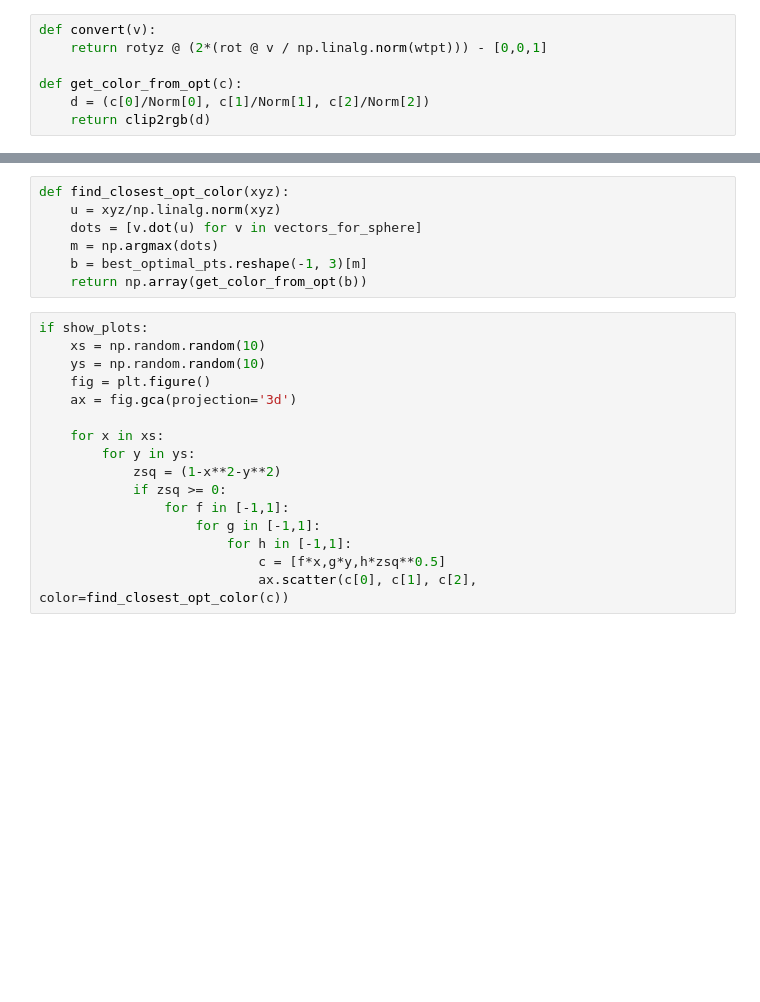
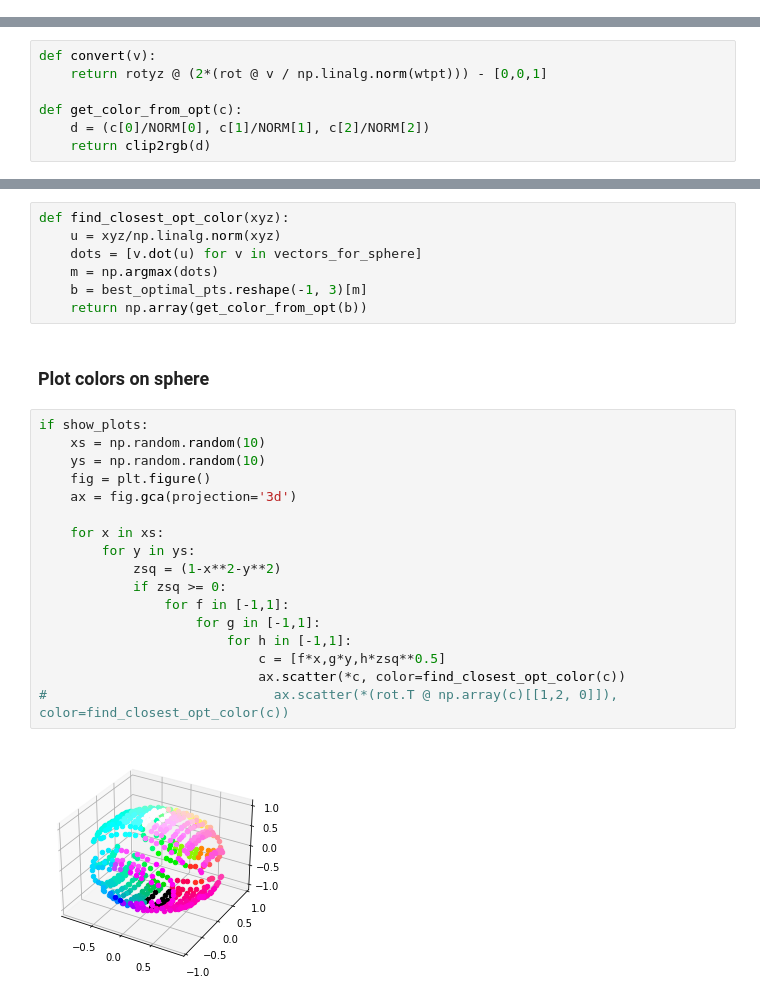
Before and after one commit to jpmarceaux/jpq, a Jupyter notebook: char-colors.ipynb, the cells around one changed output, grey strips where cells are left out. Drawn from its saved outputs; the diff is of its cells as text; blank space fills up the shorter version.

```diff
--- a/char-colors.ipynb
+++ b/char-colors.ipynb
@@ -491,7 +399,0 @@ assert np.allclose(rotyz @ [0,0,1], [0,-1,0])
-# %%
-def convert(v):
-    return rotyz @ (2*(rot @ v / np.linalg.norm(wtpt))) - [0,0,1]
-
-def get_color_from_opt(c):
-    d = (c[0]/Norm[0], c[1]/Norm[1], c[2]/Norm[2])
-    return clip2rgb(d)
@@ -498,3 +509,10 @@ def get_color_from_opt(c):
+# %%
+def convert(v):
+    return rotyz @ (2*(rot @ v / np.linalg.norm(wtpt))) - [0,0,1]
+
+def get_color_from_opt(c):
+    d = (c[0]/NORM[0], c[1]/NORM[1], c[2]/NORM[2])
+    return clip2rgb(d)
 # %%
 optimal_pts_for_sphere = [convert(b) for b in best_optimal_pts.reshape(-1,3)]
 vectors_for_sphere = [o/np.linalg.norm(o) for o in optimal_pts_for_sphere]
@@ -505,19 +523,24 @@ def find_closest_opt_color(xyz):
     m = np.argmax(dots)
     b = best_optimal_pts.reshape(-1, 3)[m]
     return np.array(get_color_from_opt(b))
+# %% [markdown]
+### Plot colors on sphere
 # %%
 if show_plots:
     xs = np.random.random(10)
     ys = np.random.random(10)
     fig = plt.figure()
     ax = fig.gca(projection='3d')
 
     for x in xs:
         for y in ys:
             zsq = (1-x**2-y**2)
             if zsq >= 0:
                 for f in [-1,1]:
                     for g in [-1,1]:
                         for h in [-1,1]:
                             c = [f*x,g*y,h*zsq**0.5]
-                            ax.scatter(c[0], c[1], c[2], color=find_closest_opt_color(c))
+                            ax.scatter(*c, color=find_closest_opt_color(c))
+#                             ax.scatter(*(rot.T @ np.array(c)[[1,2, 0]]), color=find_closest_opt_color(c))
+# %% [output]
+[figure, added]
```
Also changed, not shown: parts of 111 cells of this notebook.
